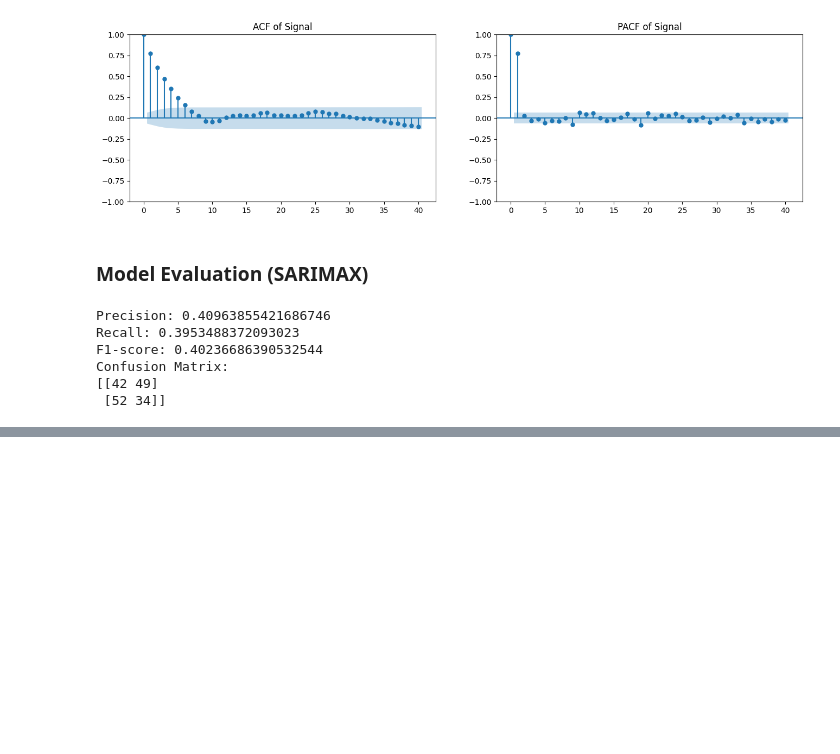
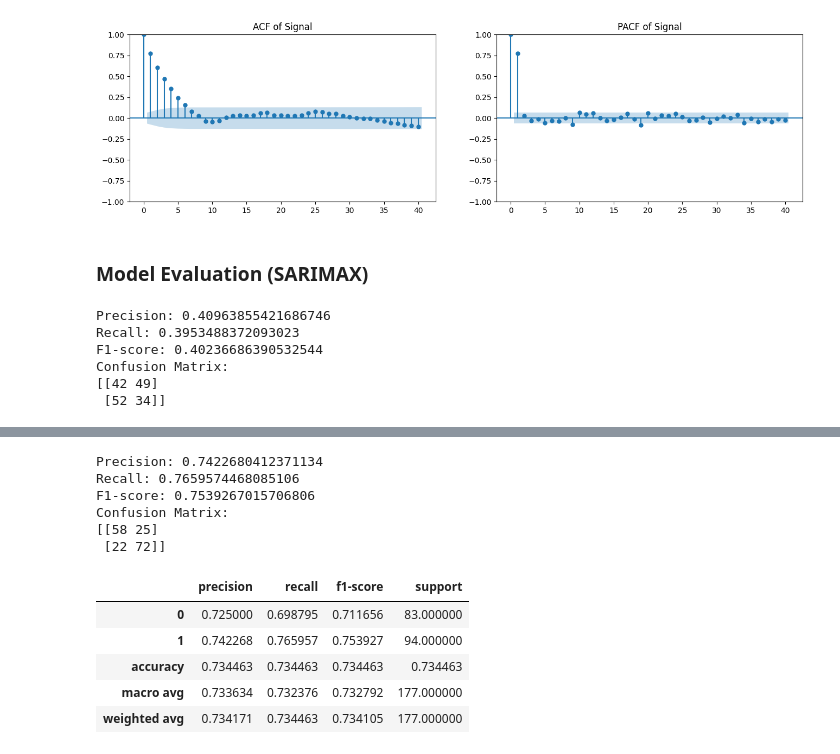
Before and after one commit to roboGOD/iisc-dsp-stock-price-prediction, a Jupyter notebook: src/03-model-training.ipynb, the cells around one changed output, grey strips where cells are left out. Drawn from its saved outputs; the diff is of its cells as text; code cells hidden in the pictures; blank space fills up the shorter version.

```diff
--- a/src/03-model-training.ipynb
+++ b/src/03-model-training.ipynb
@@ -203,0 +293,38 @@ Confusion Matrix:
+# %%
+# Train the model with the best hyperparameters
+best_rf_classifier.fit(X_train, y_train)
+
+
+# Make predictions
+predictions = best_rf_classifier.predict(X_test)
+# %%
+# Evaluate the model
+precision = precision_score(y_test, predictions)
+recall = recall_score(y_test, predictions)
+f1 = f1_score(y_test, predictions)
+
+print(f"Precision: {precision}")
+print(f"Recall: {recall}")
+print(f"F1-score: {f1}")
+
+# Confusion Matrix
+conf_matrix = confusion_matrix(y_test, predictions)
+print("Confusion Matrix:")
+print(conf_matrix)
+
+class_report = classification_report(y_test, predictions, output_dict=True)
+df_class_report = pd.DataFrame(class_report).transpose()
+df_class_report
+# %% [output]
+Precision: 0.7422680412371134
+Recall: 0.7659574468085106
+F1-score: 0.7539267015706806
+Confusion Matrix:
+[[58 25]
+ [22 72]]
+|  | precision | recall | f1-score | support |
+| 0 | 0.725000 | 0.698795 | 0.711656 | 83.000000 |
+| 1 | 0.742268 | 0.765957 | 0.753927 | 94.000000 |
+| accuracy | 0.734463 | 0.734463 | 0.734463 | 0.734463 |
+| macro avg | 0.733634 | 0.732376 | 0.732792 | 177.000000 |
+| weighted avg | 0.734171 | 0.734463 | 0.734105 | 177.000000 |
```
Also changed, not shown: parts of 14 cells of this notebook.
